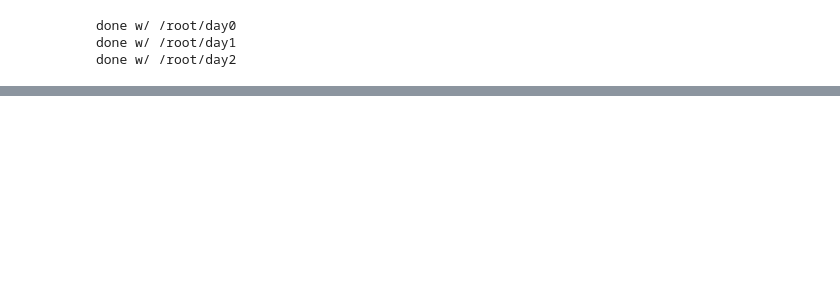
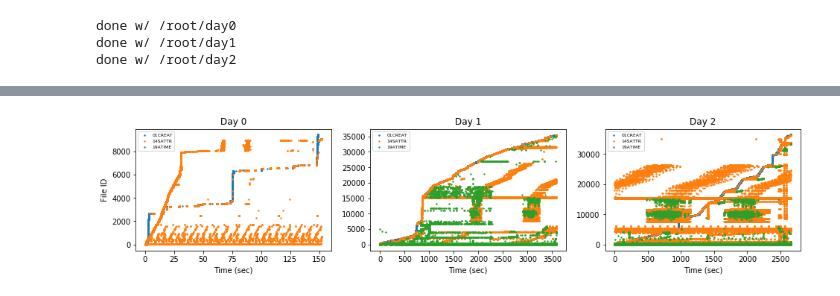
Before and after one commit to michaelsevilla/parsplice-ml-popper, a Jupyter notebook: experiments/lustre-trace/viz-trace.ipynb, the cells around one changed output, grey strips where cells are left out. Cells and saved outputs as stored; diff of their text form; code cells hidden in the pictures; blank space fills up the shorter version.

```diff
--- a/experiments/lustre-trace/viz-trace.ipynb
+++ b/experiments/lustre-trace/viz-trace.ipynb
@@ -36,7 +38,6 @@ done w/ /root/day0
 done w/ /root/day1
 done w/ /root/day2
 # %%
-keyids = {}
 def assign_unique_keys(keys):
     accesses = []; nkeys = 0
     for key in keys:
@@ -60,25 +61,3 @@ def get_ops(df, op):
     if len(time) == 0:
         return [], []
     return time - time[0], assign_unique_keys(keys)
-
-fig, ax = plt.subplots(1, 3, figsize=(12, 3))
-dfs = [df0, df1, df2]
-for i in range(0, len(dfs)):
-    for op in ['14SATTR', '19ATIME', '01CREAT']:
-        time, keys = get_ops(dfs[i], op)
-        ax[i].scatter(time, keys, s=2, label=op)
-    ax[i].set_xlabel("Time (sec)")
-    ax[i].set_ylim(0, 35000)
-    ax[i].set_title("Day " + str(i))
-    ax[i].legend(loc='upper left')
-ax[0].set_ylabel("File ID")
-
-fig, ax = plt.subplots(1, 3, figsize=(16, 4))
-dfs = [df0, df1, df2]
-for i in range(0, len(dfs)):
-    for op in ['19ATIME']:
-        time, keys = get_ops(dfs[i], op)
-        ax[i].scatter(time, keys, s=1, label=op)
-    ax[i].set_xlabel("Time (sec)")
-    ax[i].set_title("Reads on Day " + str(i))
-ax[0].set_ylabel("File ID")
@@ -89,3 +63,0 @@ ax[0].set_ylabel("File ID")
-# %%
-ops = df[df['type'] == '01CREAT']
-for key, val in ops.iterrows():
@@ -104,0 +64,18 @@ Name: msg, dtype: object
+# %%
+def plot_days(ops):
+
+    fig, ax = plt.subplots(1, 3, figsize=(16, 3))
+    dfs = [df0, df1, df2]
+    for i in range(0, len(dfs)):
+        for op in ops:
+            time, keys = get_ops(dfs[i], op)
+            ax[i].scatter(time, keys, s=2, label=op)
+        ax[i].set_xlabel("Time (sec)")
+        #ax[i].set_ylim(0, 35000)
+        ax[i].set_title("Day " + str(i))
+        ax[i].legend(loc='upper left', fontsize=6)
+    ax[0].set_ylabel("File ID")
+
+keyids = {}; plot_days(['01CREAT', '14SATTR', '19ATIME'])
+# %% [output]
+[figure, added]
```
Also changed, not shown: parts of 8 cells of this notebook, 6 other files.
